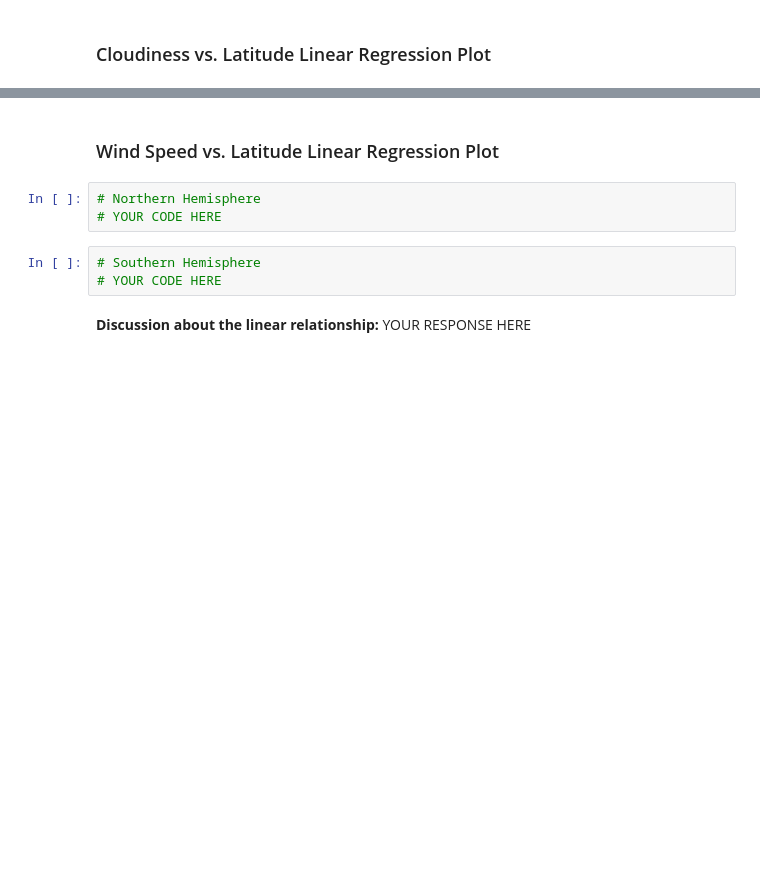
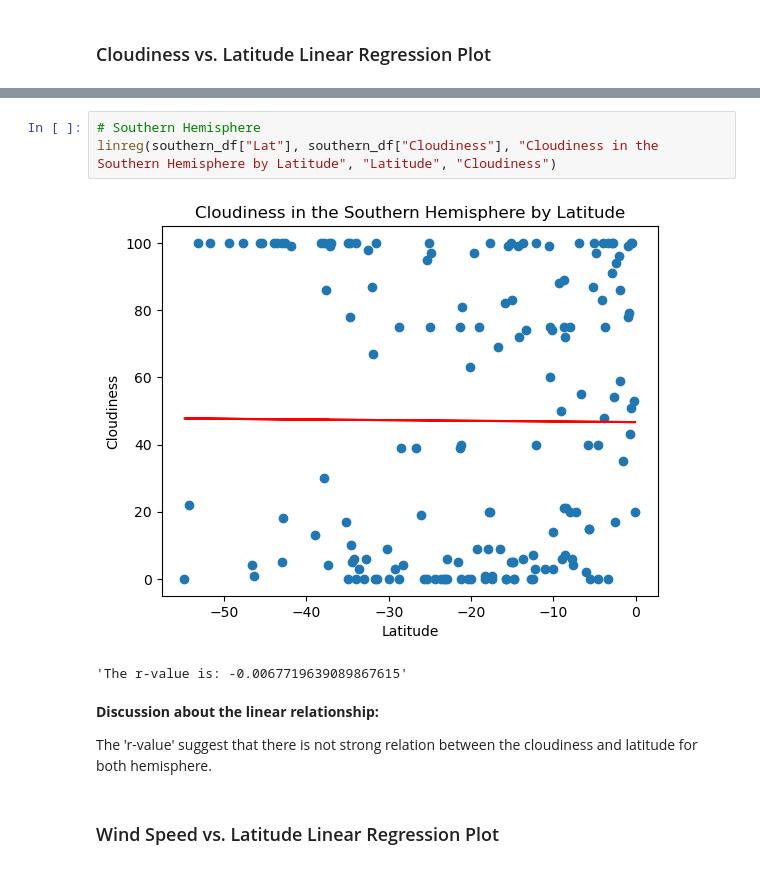
Before and after one commit to atulshi/python-api-challenge, a Jupyter notebook: WeatherPy/WeatherPy.ipynb, the cells around one changed output, grey strips where cells are left out. Saved outputs shown, nothing was run; the diff lists cells and outputs as text; blank space fills up the shorter version.

```diff
--- a/WeatherPy/WeatherPy.ipynb
+++ b/WeatherPy/WeatherPy.ipynb
@@ -356,10 +355,12 @@ The calculated r value for both the data sets are closer towards zero. It sugges
+# %%
+# Southern Hemisphere
+linreg(southern_df["Lat"], southern_df["Cloudiness"], "Cloudiness in the Southern Hemisphere by Latitude", "Latitude", "Cloudiness")
+# %% [output]
+[figure, added]
+'The r-value is: -0.0067719639089867615'
+# %% [markdown]
+**Discussion about the linear relationship:**
+
+The 'r-value' suggest that there is not strong relation between the cloudiness and latitude for both hemisphere.
 # %% [markdown]
 ### Wind Speed vs. Latitude Linear Regression Plot
-# %%
-# Northern Hemisphere
-# YOUR CODE HERE
-# %%
-# Southern Hemisphere
-# YOUR CODE HERE
-# %% [markdown]
-**Discussion about the linear relationship:** YOUR RESPONSE HERE
```
Also changed, not shown: parts of 7 cells of this notebook.
